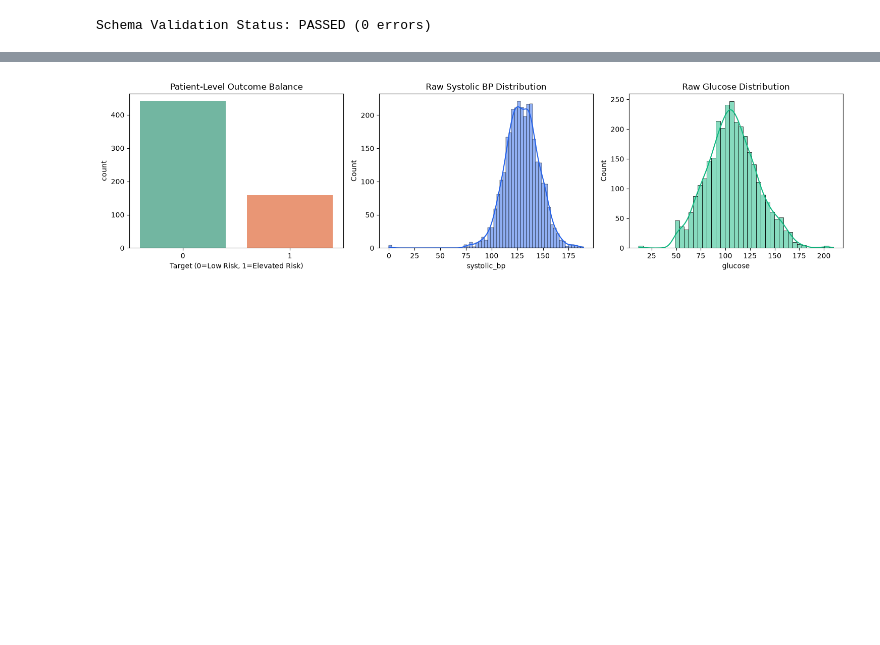
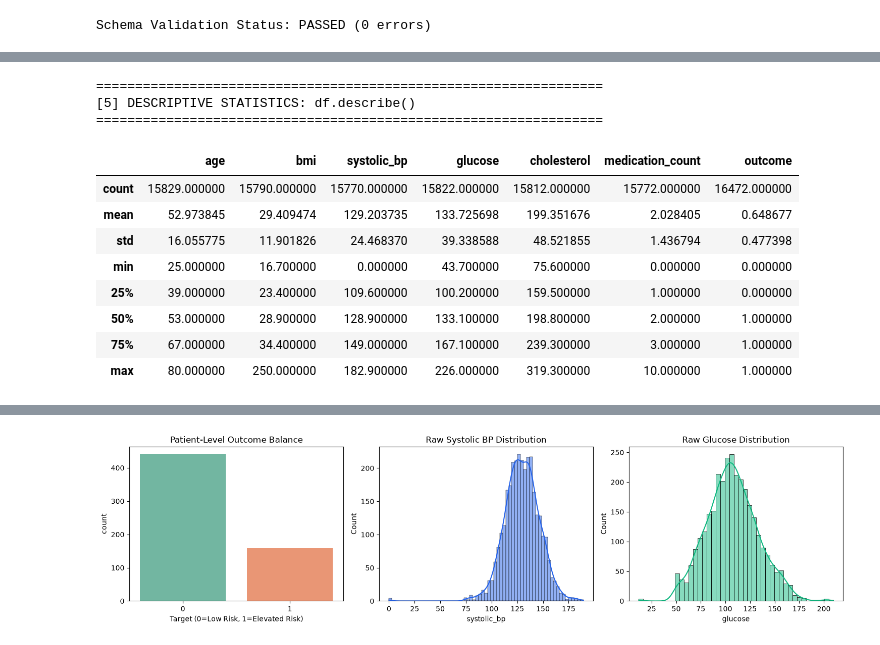
Before and after one commit to Krishna-Jajoo-git/Patient-Risk-Prediction, a Jupyter notebook: notebooks/Patient_Risk_Prediction_Colab.ipynb, the cells around one changed output, grey strips where cells are left out. Cells and saved outputs as stored; diff of their text form; code cells hidden in the pictures; blank space fills up the shorter version.

Commit message:
feat(eda): add standard pandas EDA methods to data_loader, train pipeline, and notebook

```diff
--- a/notebooks/Patient_Risk_Prediction_Colab.ipynb
+++ b/notebooks/Patient_Risk_Prediction_Colab.ipynb
@@ -238,0 +250,19 @@ Schema Validation Status: PASSED (0 errors)
+# %%
+# Create alias df for exploratory data analysis
+df = raw_df.copy()
+
+print('=' * 65)
+print('[1] DATASET SHAPE: df.shape')
+print('=' * 65)
+print(f'Rows: {df.shape[0]}, Columns: {df.shape[1]}')
+print(df.shape)
+
+print('\n' + '=' * 65)
+print('[2] DATASET COLUMNS: df.columns')
+print('=' * 65)
+print(list(df.columns))
+
+print('\n' + '=' * 65)
+print('[3] SAMPLE RECORDS: df.head()')
+print('=' * 65)
+df.head()
@@ -238,0 +316,18 @@ Schema Validation Status: PASSED (0 errors)
+# %%
+print('=' * 65)
+print('[5] DESCRIPTIVE STATISTICS: df.describe()')
+print('=' * 65)
+df.describe()
+# %% [output]
+=================================================================
+[5] DESCRIPTIVE STATISTICS: df.describe()
+=================================================================
+|  | age | bmi | systolic_bp | glucose | cholesterol | medication_count | outcome |
+| count | 15829.000000 | 15790.000000 | 15770.000000 | 15822.000000 | 15812.000000 | 15772.000000 | 16472.000000 |
+| mean | 52.973845 | 29.409474 | 129.203735 | 133.725698 | 199.351676 | 2.028405 | 0.648677 |
+| std | 16.055775 | 11.901826 | 24.468370 | 39.338588 | 48.521855 | 1.436794 | 0.477398 |
+| min | 25.000000 | 16.700000 | 0.000000 | 43.700000 | 75.600000 | 0.000000 | 0.000000 |
+| 25% | 39.000000 | 23.400000 | 109.600000 | 100.200000 | 159.500000 | 1.000000 | 0.000000 |
+| 50% | 53.000000 | 28.900000 | 128.900000 | 133.100000 | 198.800000 | 2.000000 | 1.000000 |
+| 75% | 67.000000 | 34.400000 | 149.000000 | 167.100000 | 239.300000 | 3.000000 | 1.000000 |
+| max | 80.000000 | 250.000000 | 182.900000 | 226.000000 | 319.300000 | 10.000000 | 1.000000 |
```
Also changed, not shown: parts of 6 cells of this notebook, 3 other files.
